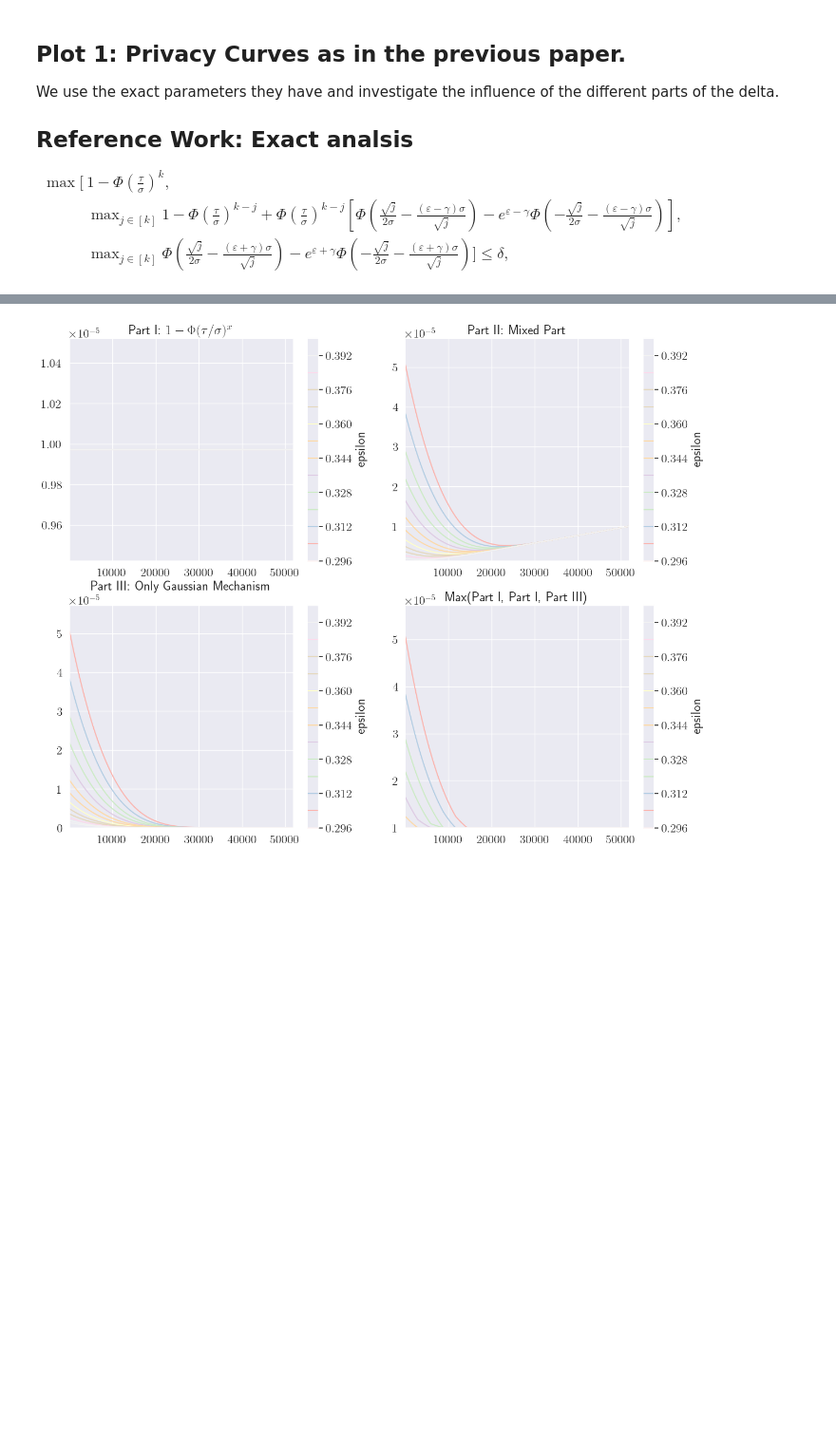
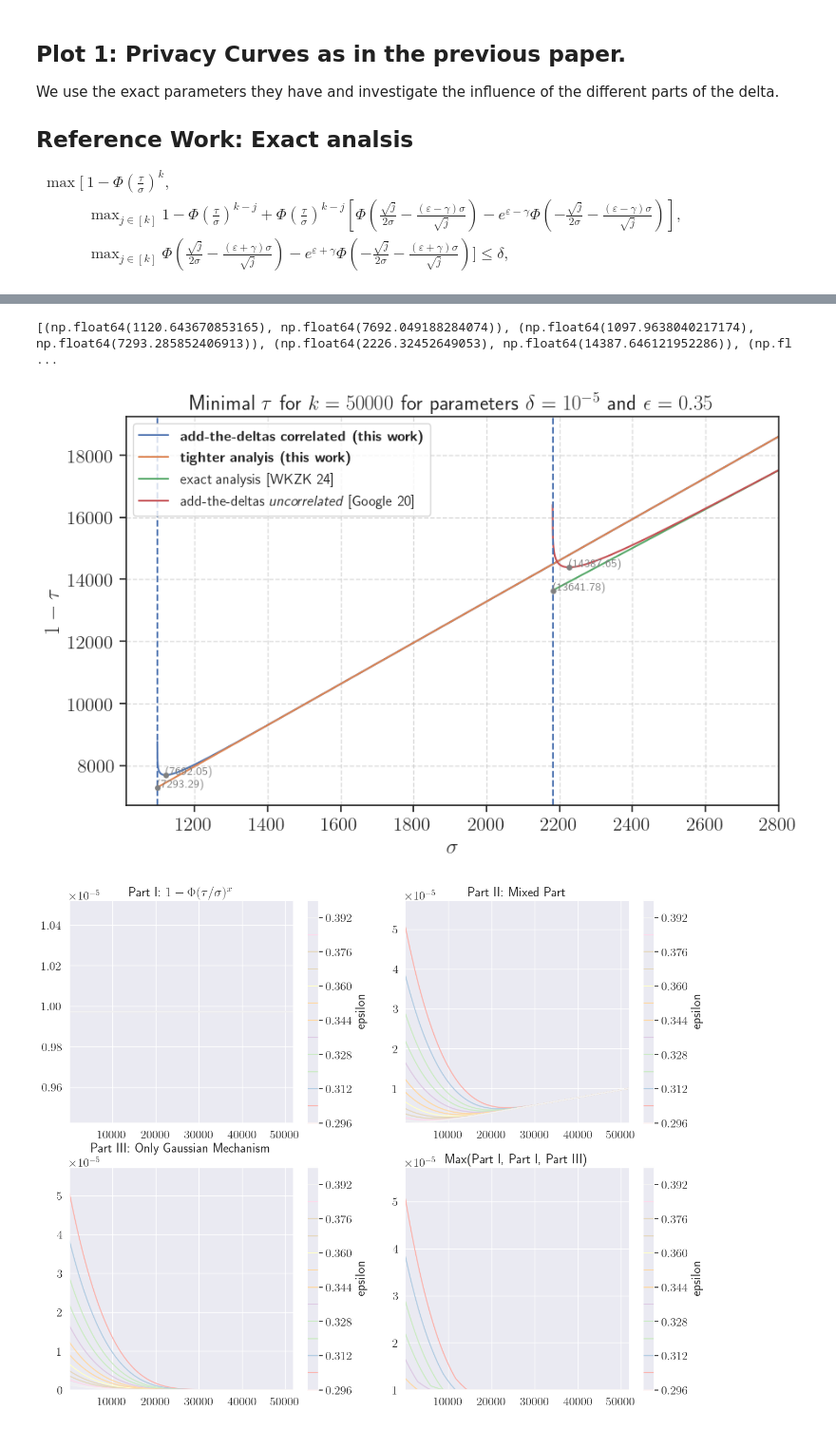
Before and after one commit to lukas681/sparse-gaussian-histograms, a Jupyter notebook: notebooks/experiments.ipynb, the cells around one changed output, grey strips where cells are left out. Shown: that part at 95% size. Saved outputs shown, nothing was run; the diff lists cells and outputs as text; code cells hidden in the pictures; blank space fills up the shorter version.

```diff
--- a/notebooks/experiments.ipynb
+++ b/notebooks/experiments.ipynb
@@ -29,3 +33,32 @@ $\begin{align*}
     \bigg]
     \leq \delta ,
 \end{align*}$
+# %%
+importlib.reload(cgshm)
+importlib.reload(gshm)
+importlib.reload(plotting)
+
+logging.getLogger('src.main.hist.gshm').setLevel(logging.DEBUG)
+logging.getLogger('src.main.hist.cgshm').setLevel(logging.DEBUG)
+
+n=30
+epsilon = 0.35
+delta = 10**-5
+k = 51914 # C_u in the reference paper
+k = 50000# C_u in the paper
+max_sigma = 2800
+
+tau_exact_uncorrelated = gshm.compute_threshold_curve_tighter(delta, epsilon, k, datapoints=n, max_sigma=max_sigma)
+tau_tighter_correlated = cgshm.compute_threshold_curve_tighter(delta, epsilon, k,max_sigma=max_sigma, datapoints=n) # Should work now.
+
+logger.info("... Computing the rest ...")
+sigmas_correlated = np.linspace(0, max_sigma, 50000)
+sigmas_uncorrelated = np.linspace(0, max_sigma, 50000)
+tau_add_deltas_correlated = [cgshm.threshold_add_the_delta(delta, epsilon, k, sig) for sig in sigmas_correlated]
+tau_add_deltas_uncorrelated = [gshm.threshold_add_the_delta(delta, epsilon, k, sig) for sig in sigmas_uncorrelated]
+
+logger.info(f'Scaling factor because of correlated noise: {1+1/sqrt(k)}')
+sigmas_correlated = sigmas_correlated * (1+1/sqrt(k))
+
+plotting.plot(sigmas_correlated,sigmas_uncorrelated, tau_add_deltas_correlated, tau_tighter_correlated, tau_exact_uncorrelated, tau_add_deltas_uncorrelated, meta_params={'k': k, 'eps': epsilon})
+# %% [output]
@@ -31,0 +82,2 @@ $\begin{align*}
+[(np.float64(1120.643670853165), np.float64(7692.049188284074)), (np.float64(1097.9638040217174), np.float64(7293.285852406913)), (np.float64(2226.32452649053), np.float64(14387.646121952286)), (np.fl ...
+[figure, added]
```
Also changed, not shown: parts of 6 cells of this notebook, 5 other files.
